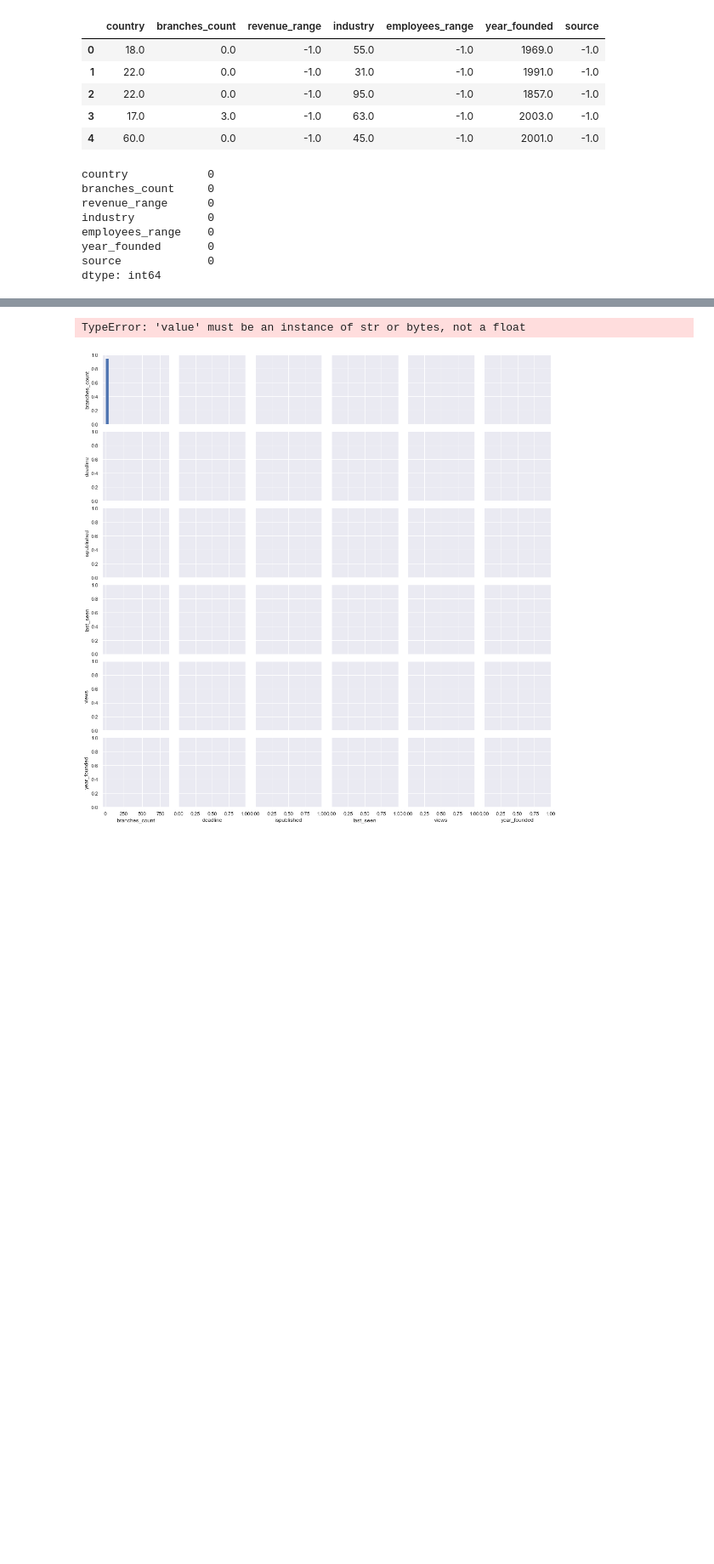
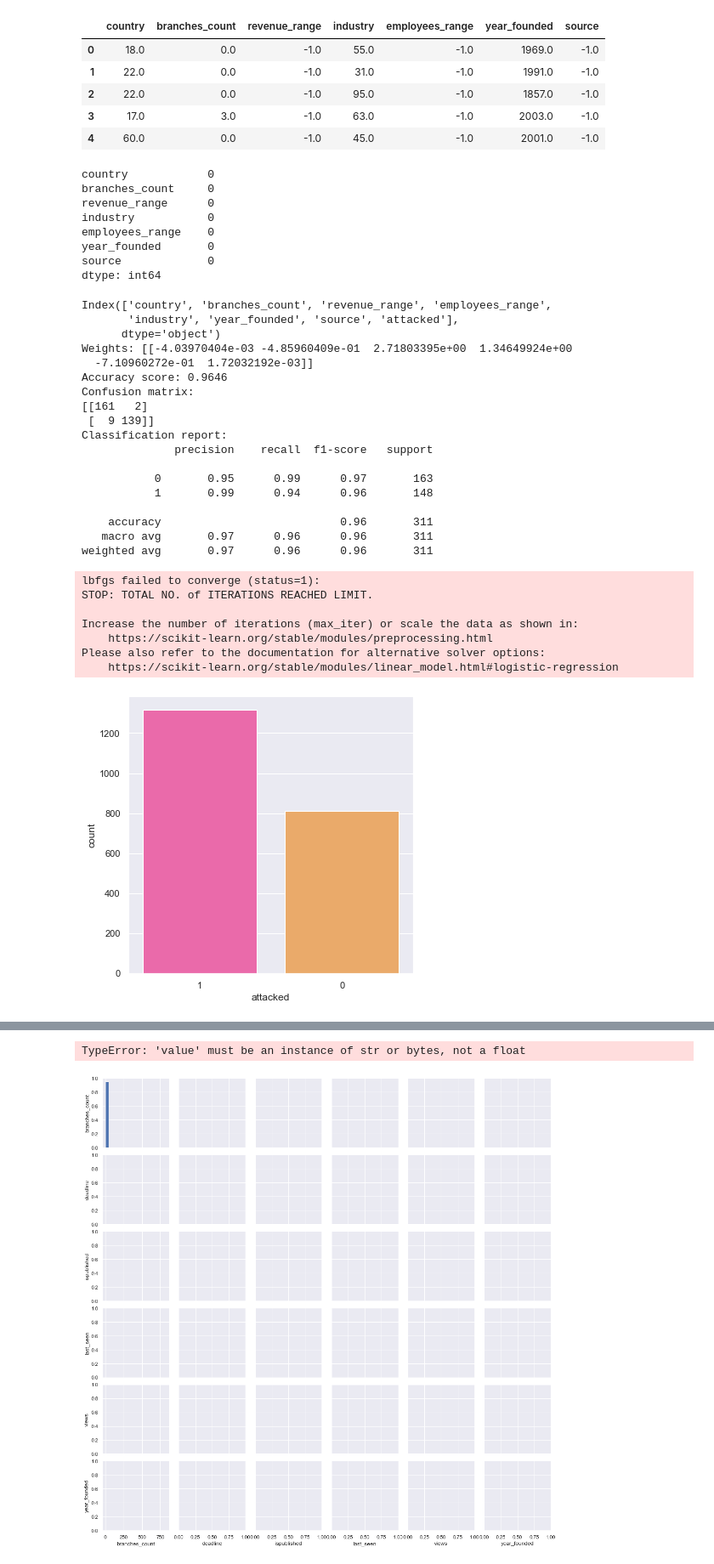
Before and after one commit to DoniaEsawi/Ransomware-Revealed, a Jupyter notebook: data_science.ipynb, the cells around one changed output, grey strips where cells are left out. Shown at 85% size. Drawn from its saved outputs; the diff is of its cells as text; code cells hidden in the pictures; blank space fills up the shorter version.

```diff
--- a/data_science.ipynb
+++ b/data_science.ipynb
@@ -978,4 +981,80 @@ employees_range    0
 year_founded       0
 source             0
 dtype: int64
+# %%
+# use logistic regression to predict if the company will be attacked or not
+from sklearn.linear_model import LogisticRegression
+from sklearn.model_selection import train_test_split
+from sklearn.metrics import accuracy_score, confusion_matrix, classification_report
+
+
+# compine the attacked and unattacked data
+df_attacked_fill_missings['attacked'] = 1
+df_unattacked_fill_missings['attacked'] = 0
+# split the rows with source =  1 into new dataframe
+df_attacked_play_news_test = df_attacked_fill_missings[df_attacked_fill_missings['source'] == 3]
+# randomly split the unaffected companies into train and test
+df_unattacked_train, df_unattacked_test = train_test_split(df_unattacked_fill_missings, test_size=0.2, random_state=42)
+# concatenate the two dataframes
+df_attacked_unattacked_test = pd.concat([df_attacked_play_news_test, df_unattacked_test], ignore_index=True)
+# drop rows with source = 1 from the original dataframe
+df_attacked_fill_missings_train = df_attacked_fill_missings[df_attacked_fill_missings['source'] != 3]
+# concatenate the two dataframes
+df_attacked_unattacked_train = pd.concat([df_attacked_fill_missings_train, df_unattacked_train], ignore_index=True)
+y_train = df_attacked_unattacked_train['attacked']
+y_test = df_attacked_unattacked_test['attacked']
+X_train = df_attacked_unattacked_train.drop(['attacked', 'source'], axis=1)
+X_test = df_attacked_unattacked_test.drop(['attacked', 'source'], axis=1)
+# # split the data into train and test
+# y = df_attacked_unattacked['attacked']
+
+# X = df_attacked_unattacked.drop(['source', 'attacked'], axis=1)
+# X_train, X_test, y_train, y_test = train_test_split(X, y, test_size=0.2, random_state=42)
+
+# fit the logistic regression model
+logistic_regression = LogisticRegression()
+logistic_regression.fit(X_train, y_train)
+# get the weights of the features
+weights = logistic_regression.coef_
+# get the intercept
+intercept = logistic_regression.intercept_
+# print the weights and intercept
+print(df_attacked_unattacked.columns)
+print(f"Weights: {weights}")
+# predict the test data
+y_pred = logistic_regression.predict(X_test)
+# print the accuracy score
+print(f"Accuracy score: {accuracy_score(y_test, y_pred):.4f}")
+# print the confusion matrix
+print(f"Confusion matrix:\n{confusion_matrix(y_test, y_pred)}")
+# print the classification report
+print(f"Classification report:\n{classification_report(y_test, y_pred)}")
+# plot the columns vs the logistic_regression weights
+# %% [output]
+Index(['country', 'branches_count', 'revenue_range', 'employees_range',
+       'industry', 'year_founded', 'source', 'attacked'],
+      dtype='object')
+Weights: [[-4.03970404e-03 -4.85960409e-01  2.71803395e+00  1.34649924e+00
+  -7.10960272e-01  1.72032192e-03]]
+Accuracy score: 0.9646
+Confusion matrix:
+[[161   2]
+ [  9 139]]
+Classification report:
+              precision    recall  f1-score   support
+
+           0       0.95      0.99      0.97       163
+           1       0.99      0.94      0.96       148
+
+    accuracy                           0.96       311
+   macro avg       0.97      0.96      0.96       311
+weighted avg       0.97      0.96      0.96       311
+lbfgs failed to converge (status=1):
+STOP: TOTAL NO. of ITERATIONS REACHED LIMIT.
+
+Increase the number of iterations (max_iter) or scale the data as shown in:
+    https://scikit-learn.org/stable/modules/preprocessing.html
+Please also refer to the documentation for alternative solver options:
+    https://scikit-learn.org/stable/modules/linear_model.html#logistic-regression
+[figure, added]
 # %%
```
Also changed, not shown: parts of 36 cells of this notebook, 7 other files.
